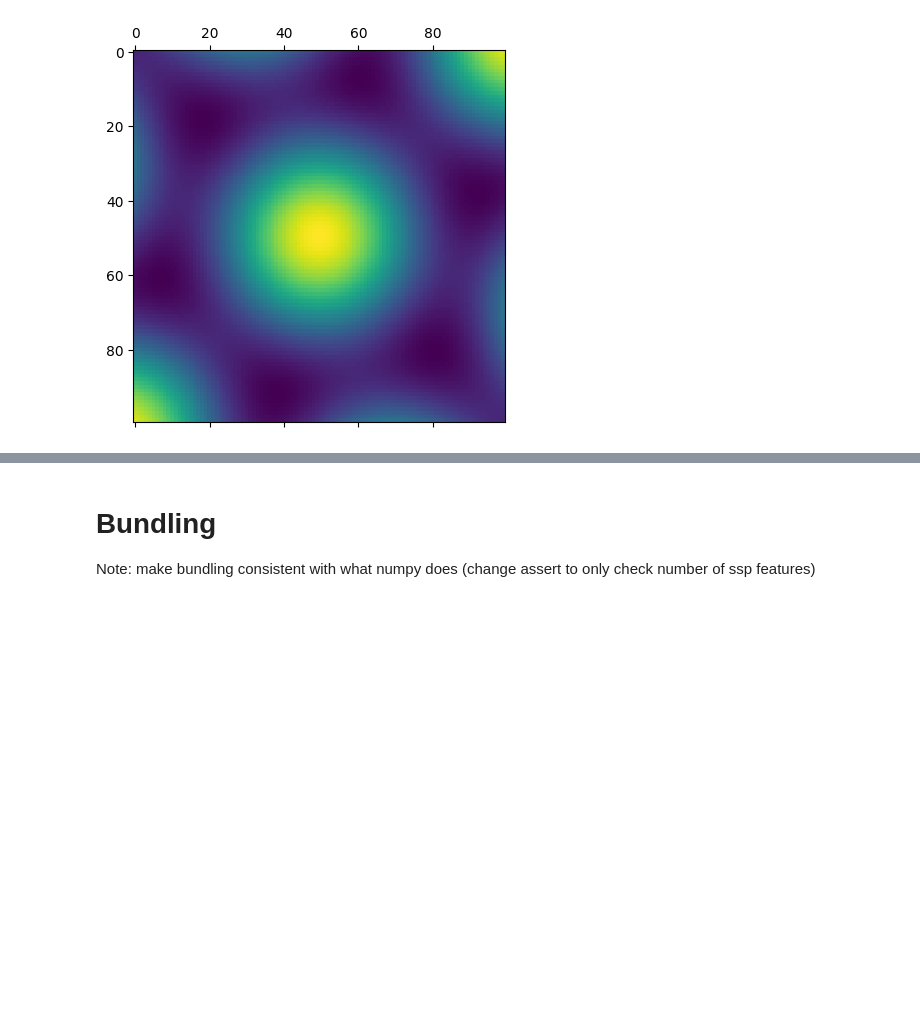
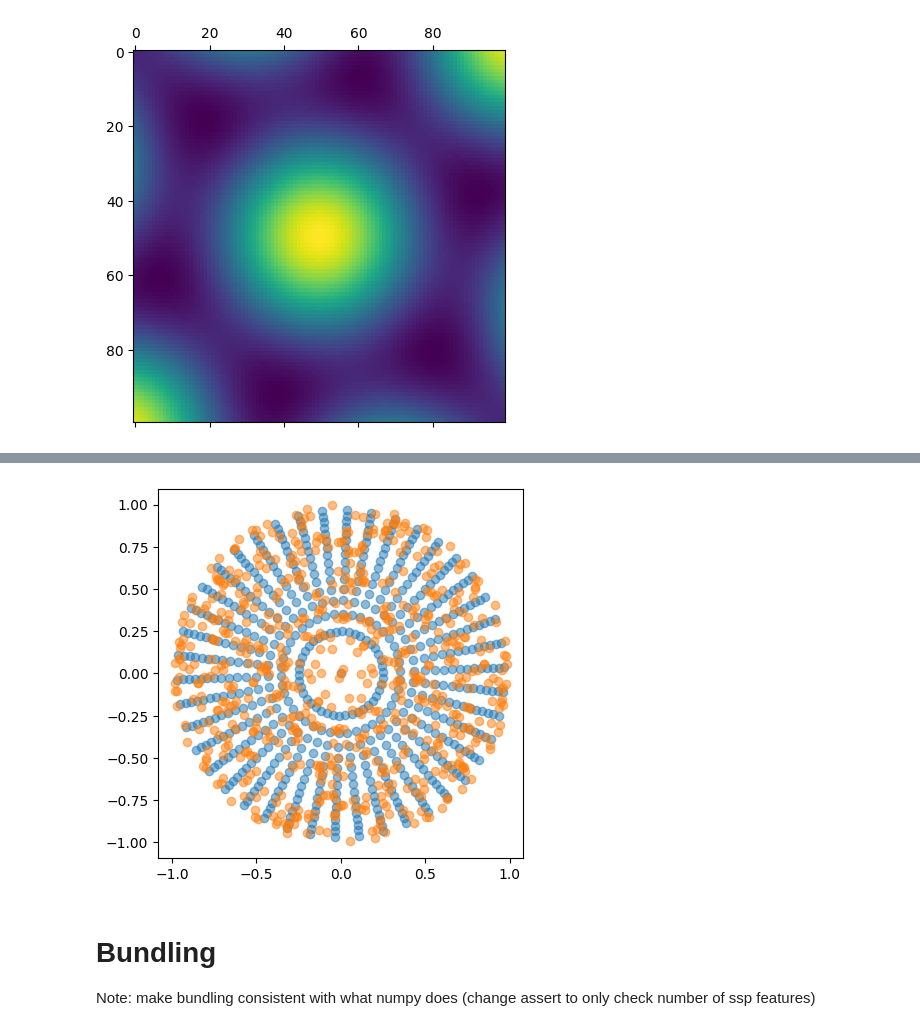
Before and after one commit to ctn-waterloo/sspspace, a Jupyter notebook: notebooks/SSP Space Demo.ipynb, the cells around one changed output, grey strips where cells are left out. Cells and saved outputs as stored; diff of their text form; code cells hidden in the pictures; blank space fills up the shorter version.

```diff
--- a/notebooks/SSP Space Demo.ipynb
+++ b/notebooks/SSP Space Demo.ipynb
@@ -136,3 +210,9 @@ plt.matshow(square_sims)
+# %%
+plt.scatter(hex_encoder.phase_matrix[:,0], hex_encoder.phase_matrix[:,1], alpha=0.5)
+plt.scatter(joint_encoder.phase_matrix[:,0], joint_encoder.phase_matrix[:,1], alpha=0.5)
+plt.gca().set_aspect("equal")
+# %% [output]
+[figure, added]
 # %% [markdown]
 # Bundling
 
```
Also changed, not shown: parts of 7 cells of this notebook, 2 other files.
